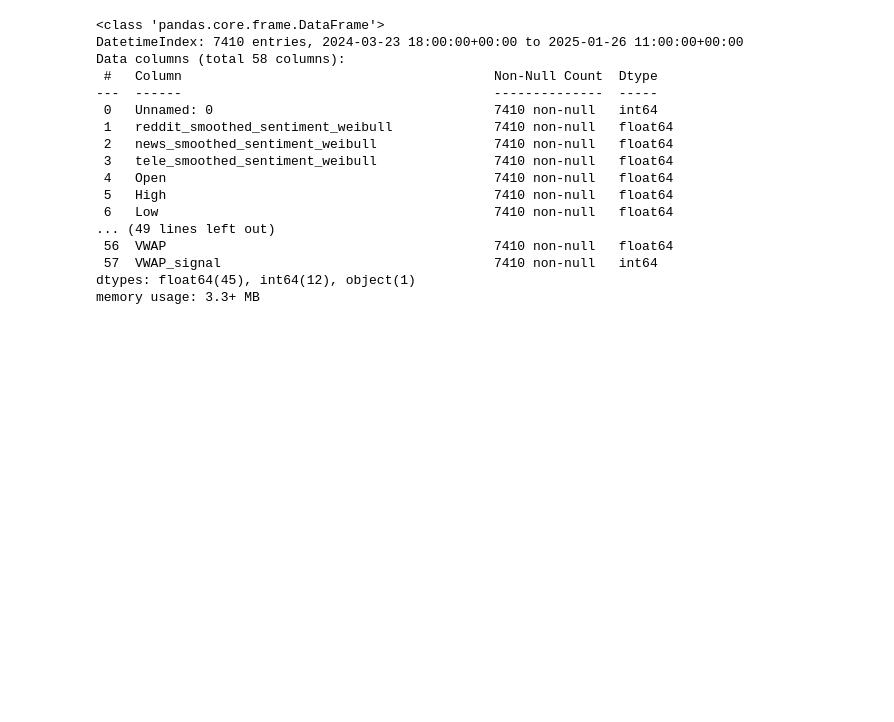
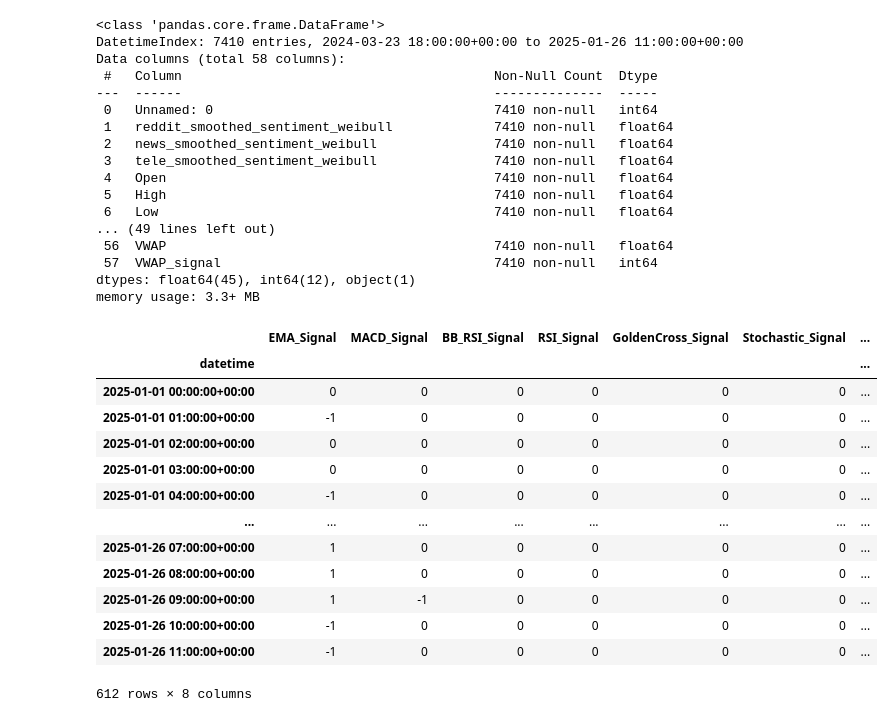
Before and after one commit to ethan-cyj/DSE4211-Group-BTC-Day-Trading, a Jupyter notebook: notebooks/MultipleStrategyAggregator.ipynb, the cells around one changed output. Drawn from its saved outputs; the diff is of its cells as text; code cells hidden in the pictures; blank space fills up the shorter version.

```diff
--- a/notebooks/MultipleStrategyAggregator.ipynb
+++ b/notebooks/MultipleStrategyAggregator.ipynb
@@ -372,4 +372,23 @@ Data columns (total 58 columns):
  57  VWAP_signal                                   7410 non-null   int64
 dtypes: float64(45), int64(12), object(1)
 memory usage: 3.3+ MB
+# %%
+validate_frame = df_filtered[df_filtered.index >= pd.to_datetime('2025-01-01').tz_localize('UTC')]
+# %%
+validate_frame[signal_cols]
+# %% [output]
+|  | EMA_Signal | MACD_Signal | BB_RSI_Signal | RSI_Signal | GoldenCross_Signal | Stochastic_Signal | ... |
+| datetime |  |  |  |  |  |  | ... |
+| 2025-01-01 00:00:00+00:00 | 0 | 0 | 0 | 0 | 0 | 0 | ... |
+| 2025-01-01 01:00:00+00:00 | -1 | 0 | 0 | 0 | 0 | 0 | ... |
+| 2025-01-01 02:00:00+00:00 | 0 | 0 | 0 | 0 | 0 | 0 | ... |
+| 2025-01-01 03:00:00+00:00 | 0 | 0 | 0 | 0 | 0 | 0 | ... |
+| 2025-01-01 04:00:00+00:00 | -1 | 0 | 0 | 0 | 0 | 0 | ... |
+| ... | ... | ... | ... | ... | ... | ... | ... |
+| 2025-01-26 07:00:00+00:00 | 1 | 0 | 0 | 0 | 0 | 0 | ... |
+| 2025-01-26 08:00:00+00:00 | 1 | 0 | 0 | 0 | 0 | 0 | ... |
+| 2025-01-26 09:00:00+00:00 | 1 | -1 | 0 | 0 | 0 | 0 | ... |
+| 2025-01-26 10:00:00+00:00 | -1 | 0 | 0 | 0 | 0 | 0 | ... |
+| 2025-01-26 11:00:00+00:00 | -1 | 0 | 0 | 0 | 0 | 0 | ... |
+612 rows × 8 columns
 # %%
```
Also changed, not shown: parts of 4 cells of this notebook, 1 other file.
